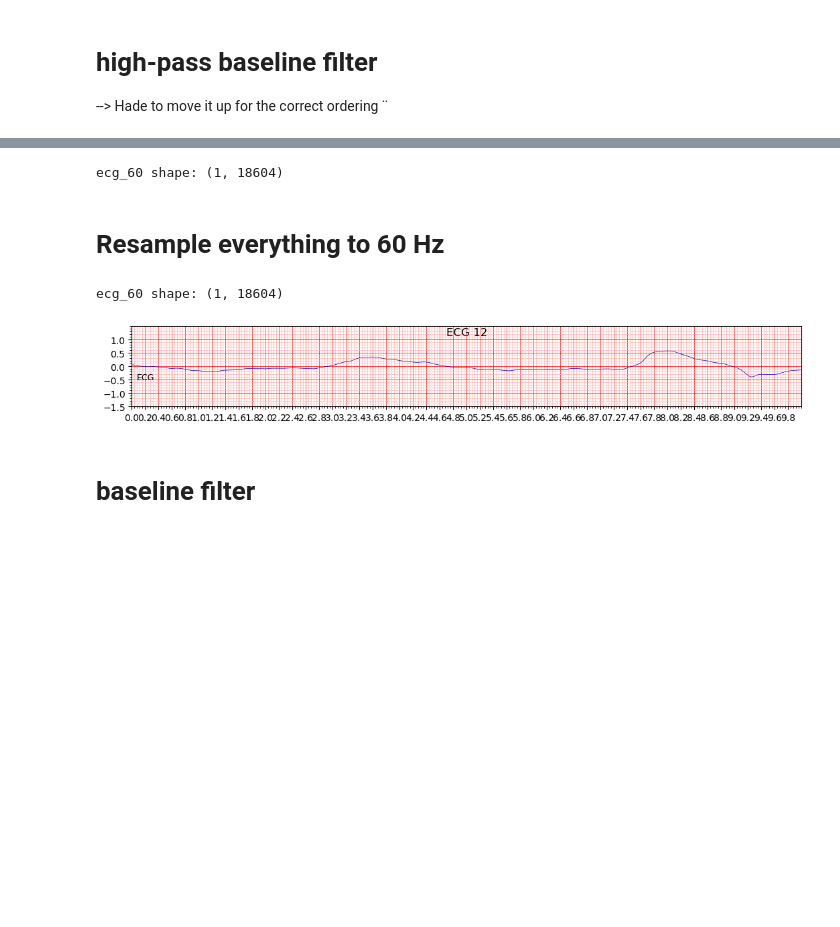
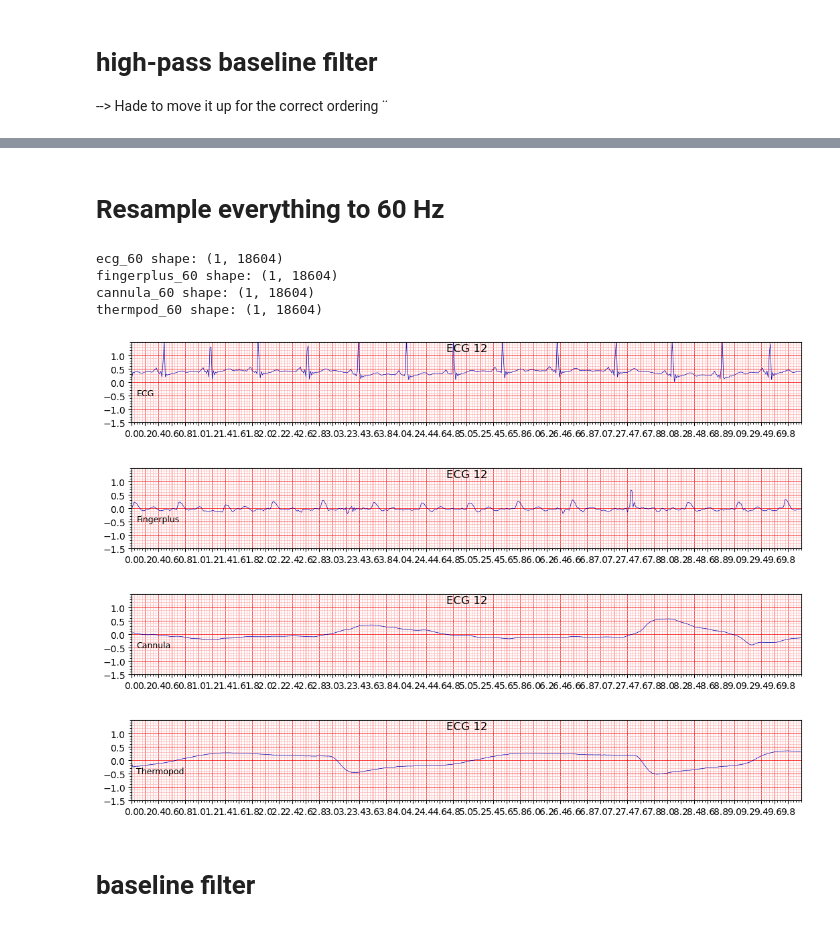
Before and after one commit to sssabere/Modeling_Breathing_Signals-, a Jupyter notebook: study1/Resting.ipynb, the cells around one changed output, grey strips where cells are left out. Saved outputs shown, nothing was run; the diff lists cells and outputs as text; code cells hidden in the pictures; blank space fills up the shorter version.

```diff
--- a/study1/Resting.ipynb
+++ b/study1/Resting.ipynb
@@ -263,8 +85,11 @@ mat_path = r"C:\Users\saber\thesis_second_try\data\Rest\Respiration_ECG_Raw\rest
 m = loadmat(mat_path, squeeze_me=True, struct_as_record=False)
 print(m)
 
-ecg = np.asarray(m["resting_state"].Cannula).squeeze().reshape(1, -1)
 fs = 1000
+ecg = np.asarray(m["resting_state"].ECG).squeeze().reshape(1, -1)
+fingerplus = np.asarray(m["resting_state"].Fingerpulse).squeeze().reshape(1, -1)
+cannula = np.asarray(m["resting_state"].Cannula).squeeze().reshape(1, -1)
+thermopod = np.asarray(m["resting_state"].Thermopod).squeeze().reshape(1, -1)
 print(ecg)
 # %% [output]
 {'__header__': b'MATLAB 5.0 MAT-file, Platform: PCWIN64, Created on: Fri Feb  2 11:44:46 2024', '__version__': '1.0', '__globals__': [], 'resting_state': <scipy.io.matlab._mio5_params.mat_struct objec ...
@@ -305,42 +148,57 @@ ecg_60 shape: [[0.0015415  0.00153041 0.00151891 ... 0.00021337 0.0001985  0.000
-# %%
-
-from scipy.signal import resample_poly
-
-ecg_60 = resample_poly(ecg_baseline_removed, up=60, down=fs, axis=-1)
-print("ecg_60 shape:", ecg_60.shape)
-# %% [output]
-ecg_60 shape: (1, 18604)
 # %% [markdown]
 # Resample everything to 60 Hz
 # %%
+
+from scipy.signal import resample_poly
+
 ecg_60= scipy.signal.resample_poly(ecg, up=60, down=1000, axis=-1)
+fingerplus_60= scipy.signal.resample_poly(fingerplus, up=60, down=1000, axis=-1)
+cannula_60= scipy.signal.resample_poly(cannula, up=60, down=1000, axis=-1)
+thermpod_60= scipy.signal.resample_poly(thermopod, up=60, down=1000, axis=-1)
 
 
 # OBS I Adjusted there from volt to minivolt
 print("ecg_60 shape:", ecg_60.shape)
+print("fingerplus_60 shape:", fingerplus_60.shape)
+print("cannula_60 shape:", cannula_60.shape)
+print("thermpod_60 shape:", thermpod_60.shape)
 
 # scale for plotting: volts -> millivolts
 # ecg *1000
 # finger * 10
 # Thermopod as is
 # Cannula * 10
-ecg_60_mv = ecg_60 * 10
+ecg_60_mv = ecg_60 * 1000
+fingerplus_60= fingerplus_60 * 10
+cannula_60 = cannula_60 * 10
 
 import ecg_plot
 import matplotlib.pyplot as plt
 
-lead_index = ["ECG"] * ecg_60_mv.shape[0]
+lead_index_ecg = ["ECG"] * ecg_60_mv.shape[0]
+lead_index_fin = ["Fingerplus"] * fingerplus_60.shape[0]
+lead_index_can = ["Cannula"] * cannula_60.shape[0]
+lead_index_them = ["Thermopod"] * thermpod_60.shape[0]
 
-# plot a short window
+# plot a shorter window
 fs_out = 60
 seconds = 10
 n = fs_out * seconds
 
-ecg_plot.plot(ecg_60_mv[:, :n], sample_rate=fs_out, lead_index=lead_index, style="b", columns=1)
+ecg_plot.plot(ecg_60_mv[:, :n], sample_rate=fs_out, lead_index=lead_index_ecg, style="b", columns=1)
+ecg_plot.plot(fingerplus_60[:, :n], sample_rate=fs_out, lead_index=lead_index_fin, style="b", columns=1)
+ecg_plot.plot(cannula_60[:, :n], sample_rate=fs_out, lead_index=lead_index_can, style="b", columns=1)
+ecg_plot.plot(thermpod_60[:, :n], sample_rate=fs_out, lead_index=lead_index_them, style="b", columns=1)
 plt.show()
 # %% [output]
 ecg_60 shape: (1, 18604)
+fingerplus_60 shape: (1, 18604)
+cannula_60 shape: (1, 18604)
+thermpod_60 shape: (1, 18604)
-[figure, old version]
+[figure, new version]
+[figure, added]
+[figure, added]
+[figure, added]
 # %% [markdown]
 # baseline filter
 # %%
```
Also changed, not shown: parts of 27 cells of this notebook, 2 other files.
